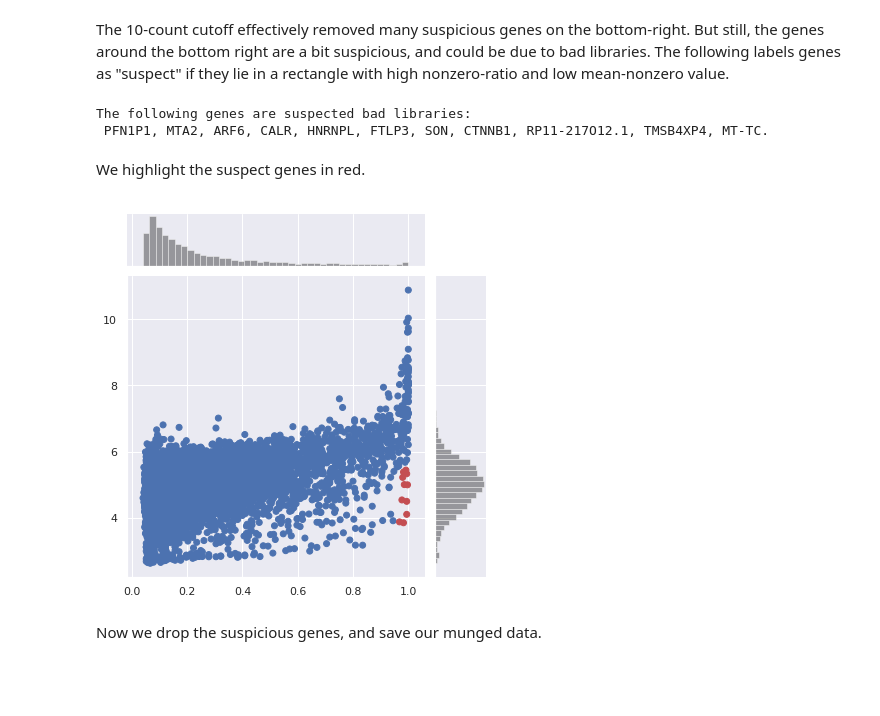
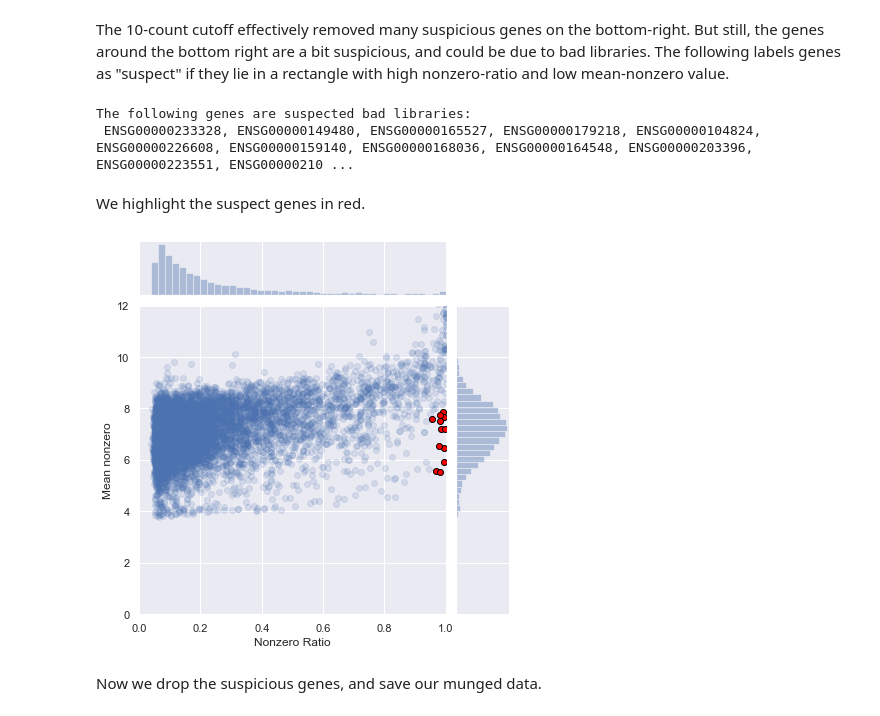
Before and after one commit to MartyWeissman/GenomicsClonality, a Jupyter notebook: P1902 Preprocessing.ipynb, the cells around one changed output. Drawn from its saved outputs; the diff is of its cells as text; code cells hidden in the pictures; blank space fills up the shorter version.

```diff
--- a/P1902 Preprocessing.ipynb
+++ b/P1902 Preprocessing.ipynb
@@ -455,9 +517,12 @@ EM_bulks_raw.head()
 # %%
+def log2p(x):
+    return np.log1p(x) / np.log(2) # For later use.
+
 EM = EM_raw[genes_relevant].copy()  # Only use relevant genes.
 EM = EM.loc[cells_good] # Only use good cells.
 EM.clip(lower=0, inplace = True) # Clip any negative values to zero.
-EM = EM.transform(np.log1p) # Apply log(1+x) transform.
+EM = EM.transform(np.log1p) / np.log(2)  # Apply log2(1+x) transform.
 
-EM_bulks = EM_bulks_raw[genes_relevant].copy()  # Only use relevant genes.
+EM_bulks = EM_bulks_raw[genes_relevant_bulks].copy()  # Only use relevant genes.
 EM_bulks.clip(lower=0, inplace = True) # Clip any negative values to zero.
-EM_bulks = EM_bulks.transform(np.log1p) # Apply log(1+x) transform.
+EM_bulks = EM_bulks.transform(np.log1p) / np.log(2) # Apply log2(1+x) transform.
@@ -473,7 +544,7 @@ def dropmean(df, cutoff, absolute=True):
     no_cells = len(behave_df)
     max_expression = behave_df.max()
     if absolute:
-        co = np.log1p(cutoff)
+        co = log2p(cutoff)
     else:
         co = cutoff
     behave_df = behave_df.clip(co,max(max_expression))
@@ -501,40 +572,38 @@ fig = sns.jointplot(x=dm_df['Nonzero Ratio'], y=dm_df['Mean nonzero'],
 # %% [markdown]
 The 10-count cutoff effectively removed many suspicious genes on the bottom-right.  But still, the genes around the bottom right are a bit suspicious, and could be due to bad libraries.  The following labels genes as "suspect" if they lie in a rectangle with high nonzero-ratio and low mean-nonzero value.
 # %%
-def is_suspect(df, nzr_min = 0.95, mn_max = 5.5):
+def is_suspect(df, nzr_min = 0.95, mn_max = 250):
     '''
     Identifies genes as suspect if their nonzero ratio is above nzr_min
-    and their mean nonzero expression (log1p-scaled) is below mn_max.
-    The default mn_max 5.5 corresponds to a TPM count of 244.
+    and their mean nonzero expression is below mn_max.
+    The default mn_max is a TPM count of 250.
     '''
+    mn_max_trans = log2p(mn_max)
     x = df['Nonzero Ratio']
     y = df['Mean nonzero']
-    return ((x > nzr_min) & (y < mn_max))
+    return ((x > nzr_min) & (y < mn_max_trans))
 # %%
-suspect_mask = is_suspect(dm_df, 0.95, 5.5)
+suspect_mask = is_suspect(dm_df, 0.95, 250)
 genes_suspect = list(suspect_mask[suspect_mask].index)
 print('The following genes are suspected bad libraries: \n {}.'.format(', '.join(genes_suspect)))
 # %% [output]
 The following genes are suspected bad libraries:
- PFN1P1, MTA2, ARF6, CALR, HNRNPL, FTLP3, SON, CTNNB1, RP11-217O12.1, TMSB4XP4, MT-TC.
+ ENSG00000233328, ENSG00000149480, ENSG00000165527, ENSG00000179218, ENSG00000104824, ENSG00000226608, ENSG00000159140, ENSG00000168036, ENSG00000164548, ENSG00000203396, ENSG00000223551, ENSG00000210 ...
 # %% [markdown]
 We highlight the suspect genes in red.
 # %%
-dm_df['color'] = 'b'
-for gene in dm_df.index:
-    if suspect_mask[gene]:
-        dm_df.loc[gene,'color'] = 'r'
-
+dm_df = dropmean(EM, 10) # Now impose a cutoff of 10.
 sns.set(style="darkgrid")
-fig = sns.jointplot(x=dm_df['Nonzero Ratio'], y=dm_df['Mean nonzero'], color='k',
+fig = sns.jointplot(x=dm_df['Nonzero Ratio'], y=dm_df['Mean nonzero'],
                alpha=.15, xlim=(0,1), ylim=(0,12), height=6)
 
-fig.ax_joint.cla()
+dm_suspect = dm_df[suspect_mask]
 plt.sca(fig.ax_joint)
-plt.scatter(dm_df['Nonzero Ratio'], dm_df['Mean nonzero'], c=dm_df['color'])
+plt.scatter(dm_suspect['Nonzero Ratio'], dm_suspect['Mean nonzero'], c='red', edgecolor='black', linewidth=1)
+plt.savefig("test.svg")
 plt.show()
 # %% [output]
-[figure, old version]
+[figure, new version]
 # %% [markdown]
 Now we drop the suspicious genes, and save our munged data.
 # %%
```
Also changed, not shown: parts of 54 cells of this notebook.
